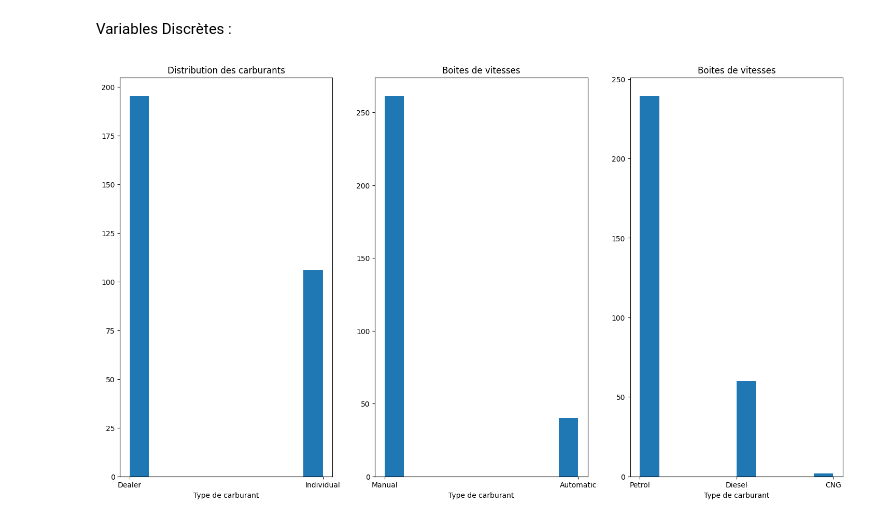
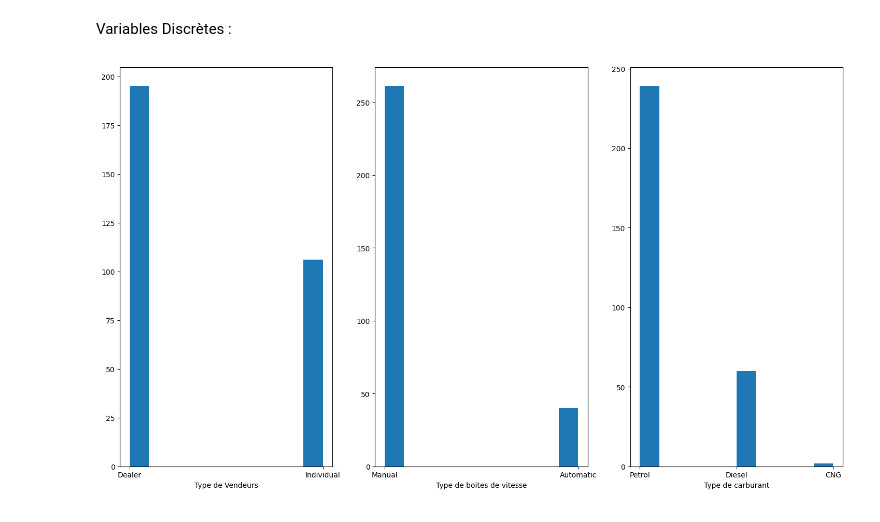
Before and after one commit to NovaStarmax/new-car, a Jupyter notebook: exploratory_analysis.ipynb, the cells around one changed output. Saved outputs shown, nothing was run; the diff lists cells and outputs as text; code cells hidden in the pictures.

```diff
--- a/exploratory_analysis.ipynb
+++ b/exploratory_analysis.ipynb
@@ -69,23 +90,20 @@ Variables Discrètes :
 # %%
 plt.figure(figsize=(18, 10))
 plt.subplot(1,3,1)
 plt.hist(df['Seller_Type'])
 plt.xticks([0, 1], ['Dealer', 'Individual'])
-plt.title('Distribution des carburants')
-plt.xlabel('Type de carburant')
+plt.xlabel('Type de Vendeurs')
 
 plt.subplot(1,3,2)
 plt.hist(df['Transmission'])
 plt.xticks([0, 1], ['Manual', 'Automatic'])
-plt.title('Boites de vitesses')
-plt.xlabel('Type de carburant')
+plt.xlabel('Type de boites de vitesse')
 
 plt.subplot(1,3,3)
 plt.hist(df['Fuel_Type'])
 plt.xticks([0, 1, 2], ['Petrol', 'Diesel', 'CNG'])
-plt.title('Boites de vitesses')
 plt.xlabel('Type de carburant')
 
 plt.show()
 # %% [output]
-[figure, old version]
+[figure, new version]
```
Also changed, not shown: parts of 13 cells of this notebook, 1 other file.
